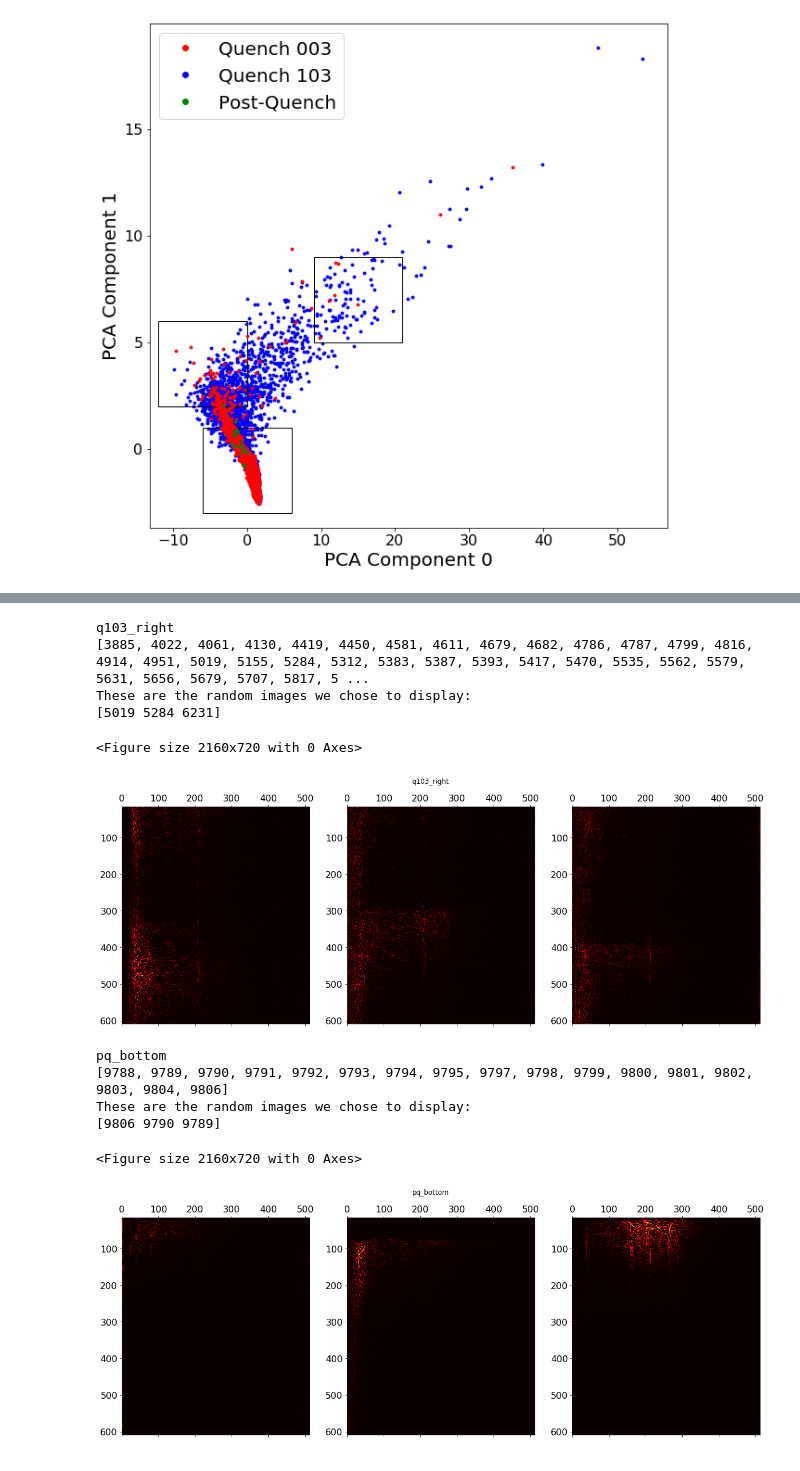
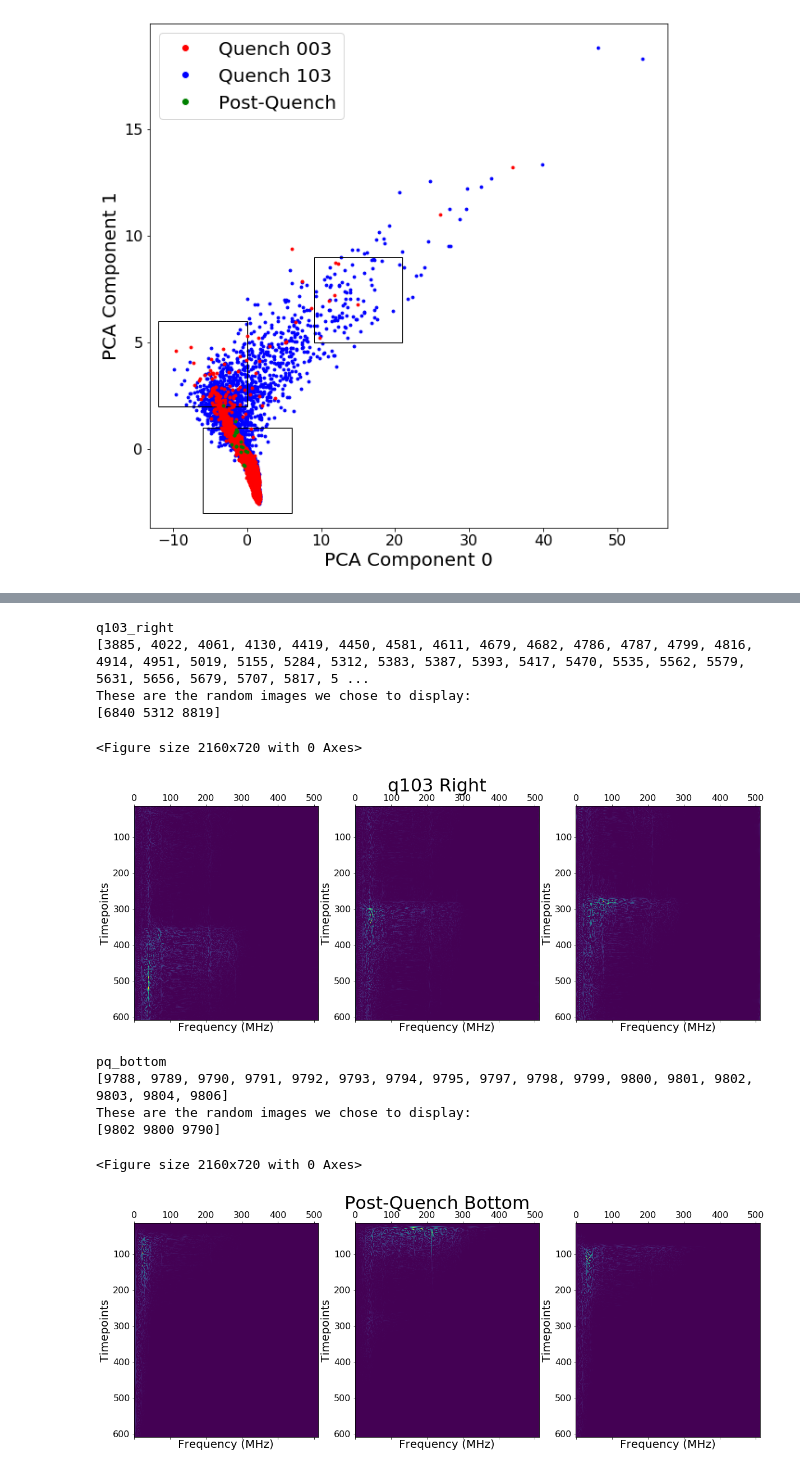
Before and after one commit to lastephey/magnet-notebooks, a Jupyter notebook: conv2d-autoencoder/plot_conv2d_spectrograms.ipynb, the cells around one changed output, grey strips where cells are left out. Cells and saved outputs as stored; diff of their text form; code cells hidden in the pictures.

Commit message:
adapt to run locally, label plots, better colormap

```diff
--- a/conv2d-autoencoder/plot_conv2d_spectrograms.ipynb
+++ b/conv2d-autoencoder/plot_conv2d_spectrograms.ipynb
@@ -13,4 +13,4 @@ import matplotlib.pyplot as plt
 plt.style.use('demo_style.mplstyle')
 
 #colormap for spectrograms
-colormap='hot'
+colormap='viridis'
@@ -25,19 +17,19 @@ os.environ["SLURM_JOB_ID"]
 # %%
 #load our data
 
-q003_data = np.load('/global/cscratch1/sd/stephey/march2020_data/Output/q003_data.npy')
+q003_data = np.load('/Users/stephey/Dropbox/NERSC/Work/Dates/20200630/q003_data.npy')
 #q003_max = np.load('/global/cscratch1/sd/stephey/march2020_data/Output/q003_max.npy')
 #q003_norm = np.load('/global/cscratch1/sd/stephey/march2020_data/Output/q003_norm.npy')
 
-q103_data = np.load('/global/cscratch1/sd/stephey/march2020_data/Output2/q103_data.npy')
+q103_data = np.load('/Users/stephey/Dropbox/NERSC/Work/Dates/20200630/q103_data.npy')
 #q103_max = np.load('/global/cscratch1/sd/stephey/march2020_data/Output2/q103_max.npy')
 #q103_norm = np.load('/global/cscratch1/sd/stephey/march2020_data/Output2/q103_norm.npy')
 
 #add in our post-quench data
 #need to cut that down to size, too
 
-pq_data = np.load('/global/cscratch1/sd/stephey/march2020_data/Q3_Q103_postquench/pq_data.npy')
-
+pq_data = np.load('/Users/stephey/Dropbox/NERSC/Work/Dates/20200630/pq_data.npy')
+#pq_data = np.load('/Users/stephey/Dropbox/NERSC/Work/Dates/20200630/pq_norm.npy')
 
 #we shuffle in the training so it's ok
 qall_data = np.concatenate((q003_data, q103_data, pq_data), axis=0)
@@ -485,19 +507,25 @@ show_images = qall_data[pick_3,:,:]
 fig, (ax_l, ax_c, ax_r) = plt.subplots(nrows=1, ncols=3, sharex=True, figsize=(20, 7))
 ax_l.matshow(show_images[0,:,:],cmap=colormap)
 ax_l.axis('equal')
+ax_l.set_xlabel('Frequency (MHz)')
+ax_l.set_ylabel('Timepoints')
 ax_c.matshow(show_images[1,:,:],cmap=colormap)
 ax_c.axis('equal')
+ax_c.set_xlabel('Frequency (MHz)')
+ax_c.set_ylabel('Timepoints')
 ax_r.matshow(show_images[2,:,:],cmap=colormap)
 ax_r.axis('equal')
-fig.suptitle('q103_right')
+ax_r.set_xlabel('Frequency (MHz)')
+ax_r.set_ylabel('Timepoints')
+fig.suptitle('q103 Right', fontsize=32)
 plt.show()
 # %% [output]
 q103_right
 [3885, 4022, 4061, 4130, 4419, 4450, 4581, 4611, 4679, 4682, 4786, 4787, 4799, 4816, 4914, 4951, 5019, 5155, 5284, 5312, 5383, 5387, 5393, 5417, 5470, 5535, 5562, 5579, 5631, 5656, 5679, 5707, 5817, 5 ...
 These are the random images we chose to display:
-[5019 5284 6231]
+[6840 5312 8819]
 <Figure size 2160x720 with 0 Axes>
-[figure, old version]
+[figure, new version]
 # %%
 #postquench bottom
 
@@ -511,33 +539,39 @@ for i in range(qall_data.shape[0]):
         pca1 = img_pca[i,1]
         if (bottomvxmin<pca0<bottomvxmax) and (bottomvymin<pca1<bottomvymax):
             pq_bottom.append(i)
 
 print("pq_bottom")
 print(pq_bottom)
 
 plt.figure(figsize=(30, 10))
 
 #randomly pick three images to show (not the first three)
 pick_3 = np.random.choice(pq_bottom, num_images)
 
 print("These are the random images we chose to display:")
 print(pick_3)
 
 show_images = qall_data[pick_3,:,:]
 
 fig, (ax_l, ax_c, ax_r) = plt.subplots(nrows=1, ncols=3, sharex=True, figsize=(20, 7))
 ax_l.matshow(show_images[0,:,:],cmap=colormap)
 ax_l.axis('equal')
+ax_l.set_xlabel('Frequency (MHz)')
+ax_l.set_ylabel('Timepoints')
 ax_c.matshow(show_images[1,:,:],cmap=colormap)
 ax_c.axis('equal')
+ax_c.set_xlabel('Frequency (MHz)')
+ax_c.set_ylabel('Timepoints')
 ax_r.matshow(show_images[2,:,:],cmap=colormap)
 ax_r.axis('equal')
-fig.suptitle('pq_bottom')
+ax_r.set_xlabel('Frequency (MHz)')
+ax_r.set_ylabel('Timepoints')
+fig.suptitle('Post-Quench Bottom', fontsize=32)
 plt.show()
 # %% [output]
 pq_bottom
 [9788, 9789, 9790, 9791, 9792, 9793, 9794, 9795, 9797, 9798, 9799, 9800, 9801, 9802, 9803, 9804, 9806]
 These are the random images we chose to display:
-[9806 9790 9789]
+[9802 9800 9790]
 <Figure size 2160x720 with 0 Axes>
-[figure, old version]
+[figure, new version]
```
Also changed, not shown: parts of 6 cells of this notebook.
